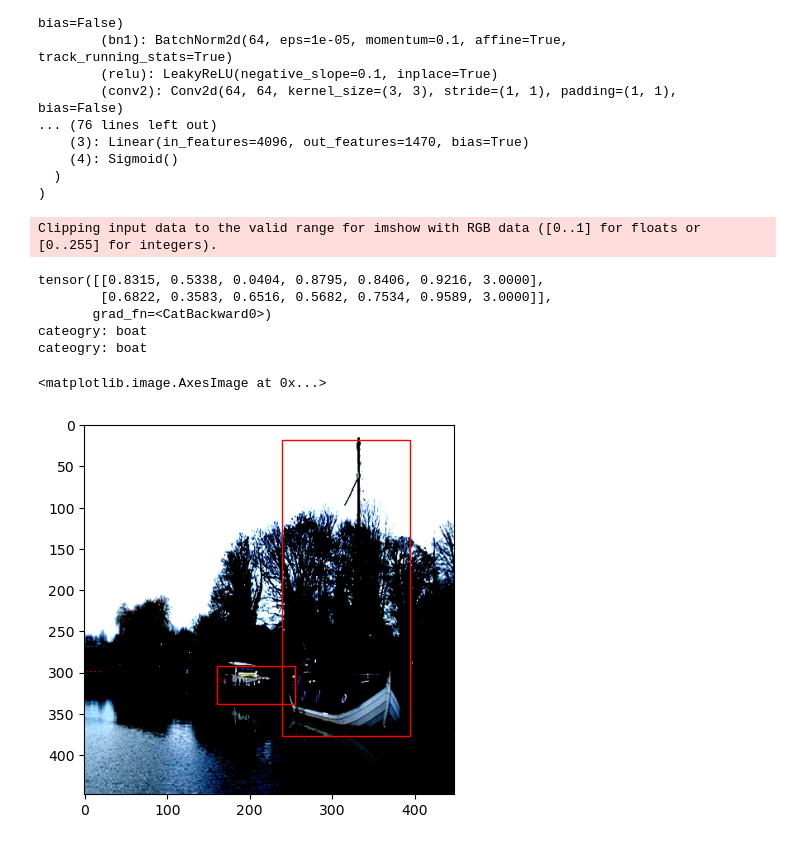
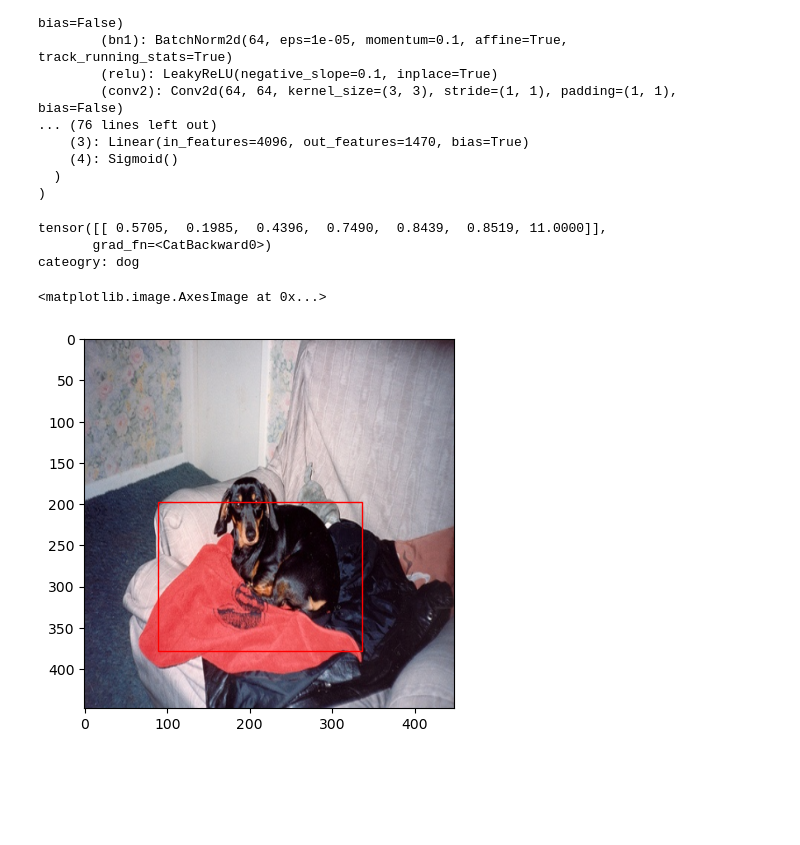
Before and after one commit to ericoericochen/yolov1-pascal-voc, a Jupyter notebook: evaluate.ipynb, the cells around one changed output. Cells and saved outputs as stored; diff of their text form; code cells hidden in the pictures; blank space fills up the shorter version.

```diff
--- a/evaluate.ipynb
+++ b/evaluate.ipynb
@@ -54,43 +54,44 @@ ResNet18YOLOv1(
   )
 )
 # %%
-X, Y = voc_train[13]
+i = 20
+
+X, Y = voc_val[i]
 X = X.unsqueeze(0)
 pred = yolo(X)[0]
-bboxes = get_bboxes(pred)
+bboxes = get_bboxes(pred, confidence_threshold=0.2)
 print(bboxes)
 
 fig, ax = plt.subplots()
 
 for bbox in bboxes:
     confidence = bbox[0]
     x1y1x2y2 = bbox[1:5]
     probability = bbox[5]
     class_idx = bbox[6]
 
     category = dataset.PascalVOC.categories_list[int(class_idx)]
     print(f"cateogry: {category}")
 
     x1y1x2y2 = x1y1x2y2.detach().numpy() * 448
     x1 = x1y1x2y2[0]
     y1 = x1y1x2y2[1]
     x2 = x1y1x2y2[2]
     y2 = x1y1x2y2[3]
 
     width = x2 - x1
     height = y2 - y1
 
     rect = patches.Rectangle((x1, y1), width, height, linewidth=1, edgecolor='r', facecolor='none')
     ax.add_patch(rect)
 
-img = X[0].permute((1, 2, 0))
+transform = torchvision.transforms.Compose([torchvision.transforms.ToTensor(),
+                                            torchvision.transforms.Resize((448, 448))])
+img = transform(pascal_voc_val[i][0]).permute((1, 2, 0))
 ax.imshow(img)
 # %% [output]
-Clipping input data to the valid range for imshow with RGB data ([0..1] for floats or [0..255] for integers).
+tensor([[ 0.5705,  0.1985,  0.4396,  0.7490,  0.8439,  0.8519, 11.0000]],
+       grad_fn=<CatBackward0>)
+cateogry: dog
-tensor([[0.8315, 0.5338, 0.0404, 0.8795, 0.8406, 0.9216, 3.0000],
-        [0.6822, 0.3583, 0.6516, 0.5682, 0.7534, 0.9589, 3.0000]],
-       grad_fn=<CatBackward0>)
-cateogry: boat
-cateogry: boat
+<matplotlib.image.AxesImage at 0x...>
-<matplotlib.image.AxesImage at 0x...>
-[figure, old version]
+[figure, new version]
```
